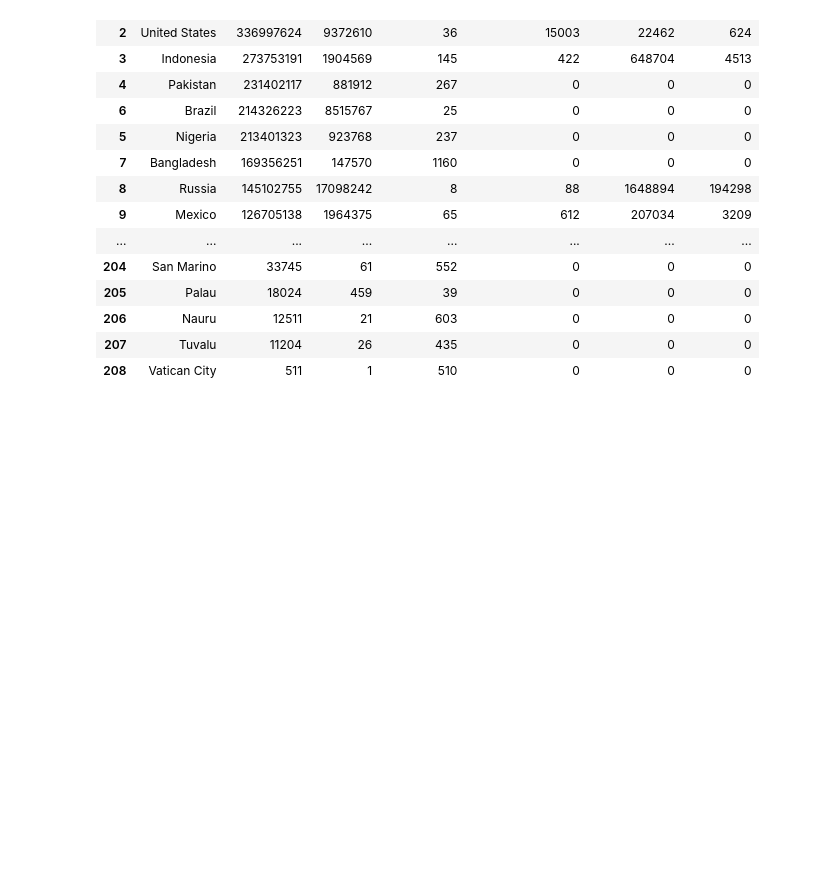
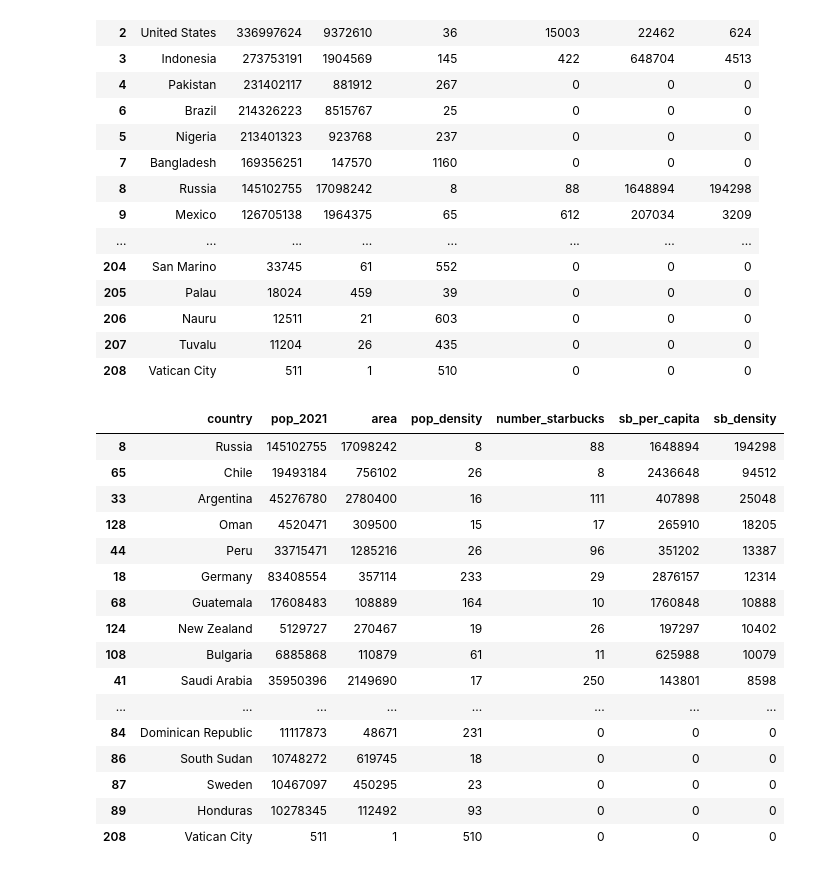
Before and after one commit to hollyjanedalton/final_ironhack_project, a Jupyter notebook: country_pop.ipynb, the cells around one changed output. Cells and saved outputs as stored; diff of their text form; code cells hidden in the pictures; blank space fills up the shorter version.

```diff
--- a/country_pop.ipynb
+++ b/country_pop.ipynb
@@ -1270,0 +1271,21 @@ df.to_csv('df.csv')
+# %%
+sb_pop_df1 = sb_pop_df1.sort_values(by="sb_density", ascending=False)
+sb_pop_df1
+# %% [output]
+|  | country | pop_2021 | area | pop_density | number_starbucks | sb_per_capita | sb_density |
+| 8 | Russia | 145102755 | 17098242 | 8 | 88 | 1648894 | 194298 |
+| 65 | Chile | 19493184 | 756102 | 26 | 8 | 2436648 | 94512 |
+| 33 | Argentina | 45276780 | 2780400 | 16 | 111 | 407898 | 25048 |
+| 128 | Oman | 4520471 | 309500 | 15 | 17 | 265910 | 18205 |
+| 44 | Peru | 33715471 | 1285216 | 26 | 96 | 351202 | 13387 |
+| 18 | Germany | 83408554 | 357114 | 233 | 29 | 2876157 | 12314 |
+| 68 | Guatemala | 17608483 | 108889 | 164 | 10 | 1760848 | 10888 |
+| 124 | New Zealand | 5129727 | 270467 | 19 | 26 | 197297 | 10402 |
+| 108 | Bulgaria | 6885868 | 110879 | 61 | 11 | 625988 | 10079 |
+| 41 | Saudi Arabia | 35950396 | 2149690 | 17 | 250 | 143801 | 8598 |
+| ... | ... | ... | ... | ... | ... | ... | ... |
+| 84 | Dominican Republic | 11117873 | 48671 | 231 | 0 | 0 | 0 |
+| 86 | South Sudan | 10748272 | 619745 | 18 | 0 | 0 | 0 |
+| 87 | Sweden | 10467097 | 450295 | 23 | 0 | 0 | 0 |
+| 89 | Honduras | 10278345 | 112492 | 93 | 0 | 0 | 0 |
+| 208 | Vatican City | 511 | 1 | 510 | 0 | 0 | 0 |
```
Also changed, not shown: parts of 1 cell of this notebook, 1 other file.
